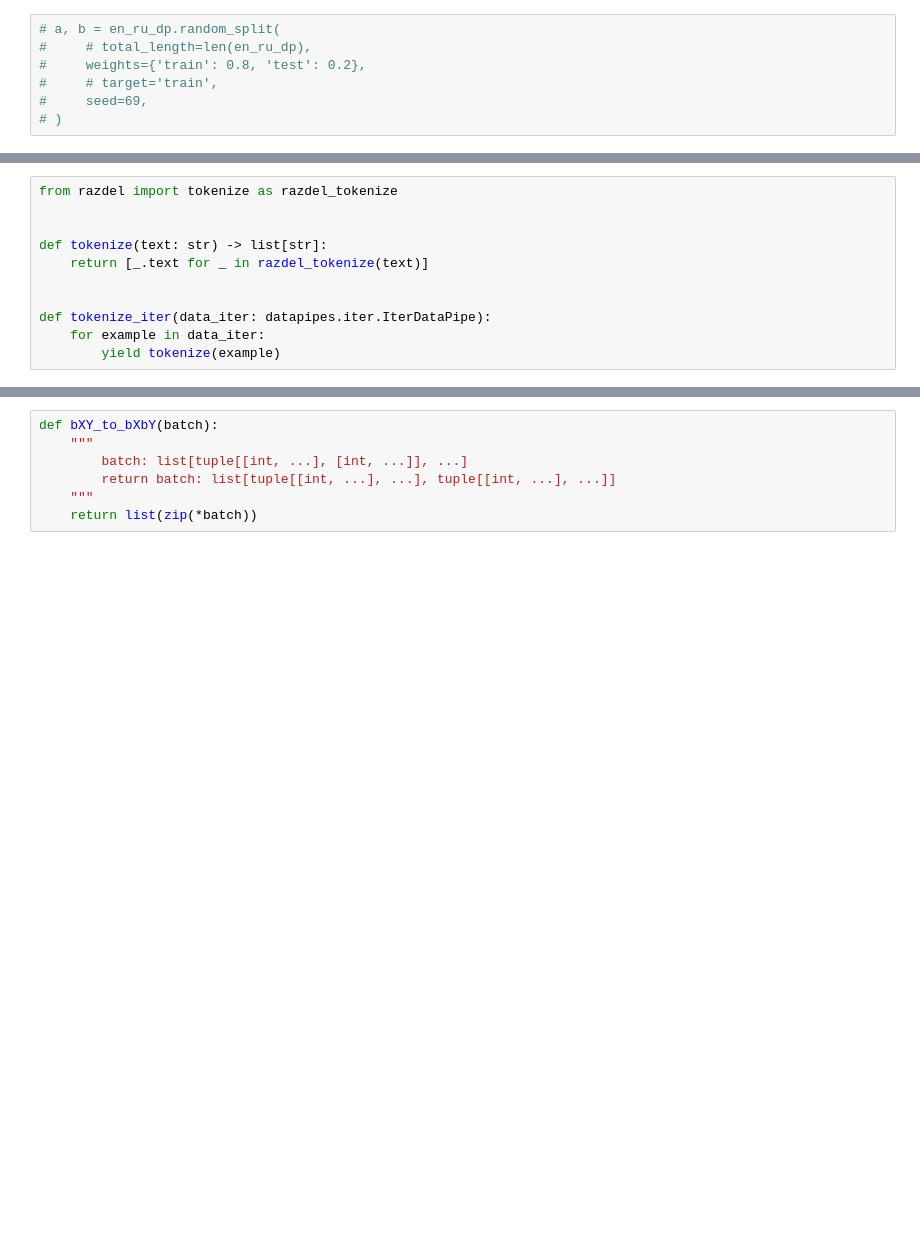
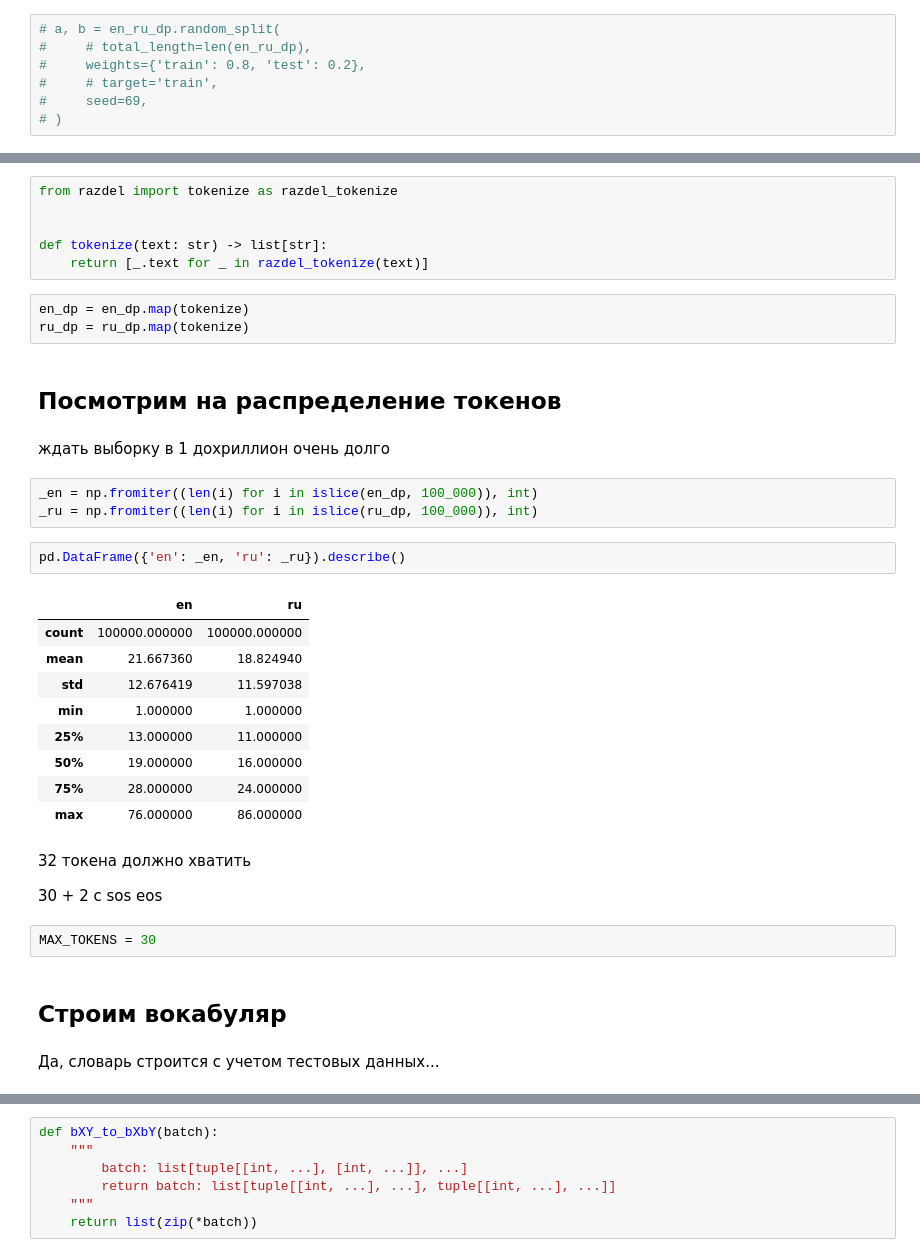
Before and after one commit to ledi-bruh/nlp-labs, a Jupyter notebook: notebooks/labs/lab3.ipynb, the cells around one changed output, grey strips where cells are left out. Cells and saved outputs as stored; diff of their text form; blank space fills up the shorter version.

```diff
--- a/notebooks/labs/lab3.ipynb
+++ b/notebooks/labs/lab3.ipynb
@@ -156,8 +188,35 @@ from razdel import tokenize as razdel_tokenize
 
 def tokenize(text: str) -> list[str]:
     return [_.text for _ in razdel_tokenize(text)]
-
-
-def tokenize_iter(data_iter: datapipes.iter.IterDataPipe):
-    for example in data_iter:
-        yield tokenize(example)
+# %%
+en_dp = en_dp.map(tokenize)
+ru_dp = ru_dp.map(tokenize)
+# %% [markdown]
+## Посмотрим на распределение токенов
+# %% [markdown]
+ждать выборку в 1 дохриллион очень долго
+# %%
+_en = np.fromiter((len(i) for i in islice(en_dp, 100_000)), int)
+_ru = np.fromiter((len(i) for i in islice(ru_dp, 100_000)), int)
+# %%
+pd.DataFrame({'en': _en, 'ru': _ru}).describe()
+# %% [output]
+|  | en | ru |
+| count | 100000.000000 | 100000.000000 |
+| mean | 21.667360 | 18.824940 |
+| std | 12.676419 | 11.597038 |
+| min | 1.000000 | 1.000000 |
+| 25% | 13.000000 | 11.000000 |
+| 50% | 19.000000 | 16.000000 |
+| 75% | 28.000000 | 24.000000 |
+| max | 76.000000 | 86.000000 |
+# %% [markdown]
+32 токена должно хватить
+
+30 + 2 с sos eos
+# %%
+MAX_TOKENS = 30
+# %% [markdown]
+## Строим вокабуляр
+# %% [markdown]
+Да, словарь строится с учетом тестовых данных...
```
Also changed, not shown: parts of 103 cells of this notebook.
